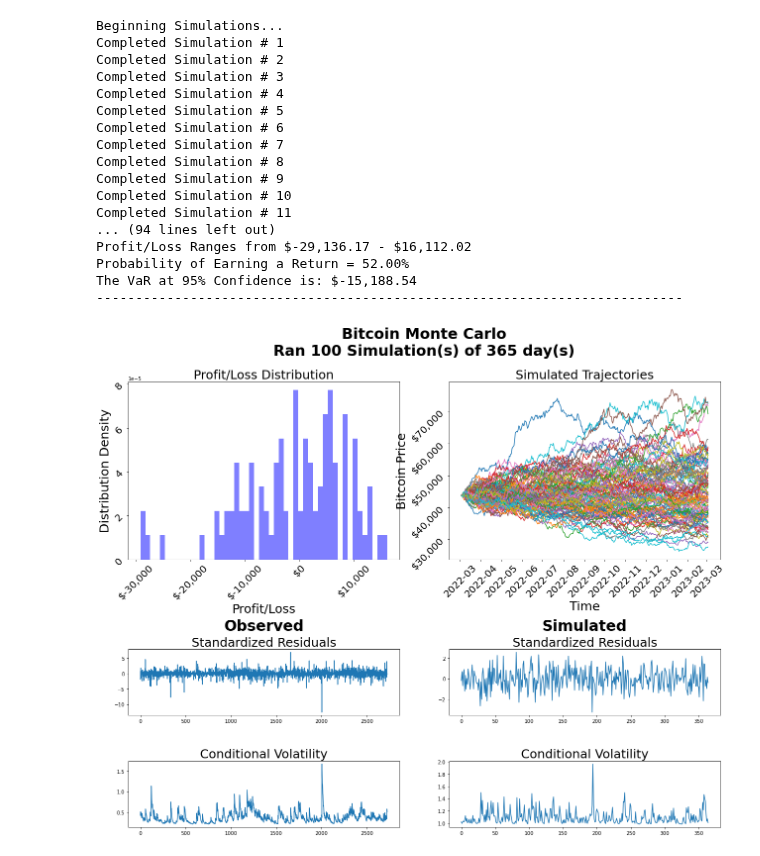
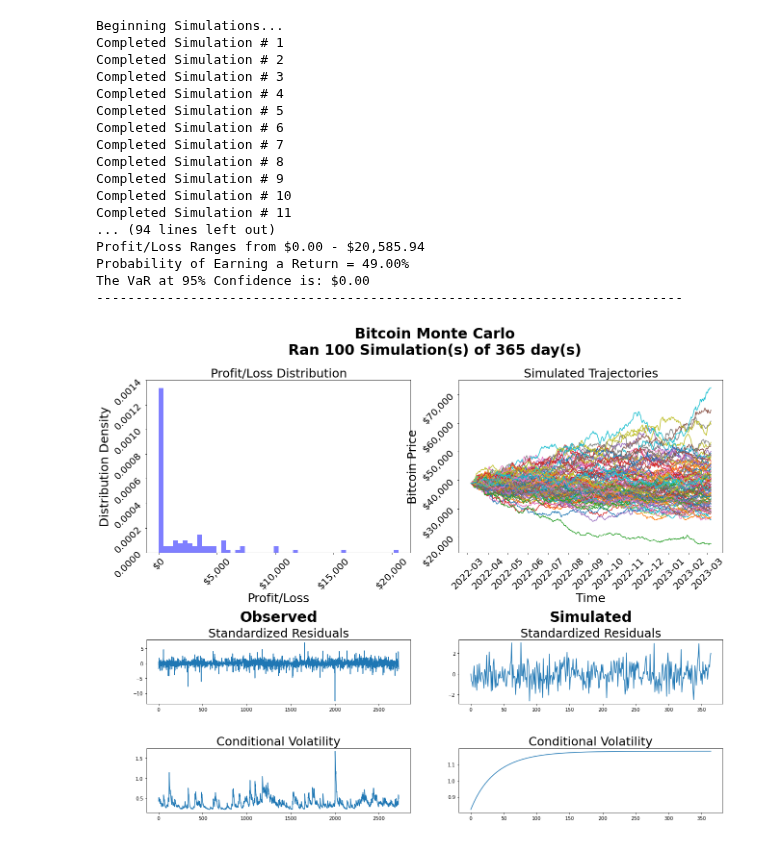
Before and after one commit to gpala7077/CryptoCurrency_Monte_Carlo_Simulation, a Jupyter notebook: Return Analysis.ipynb, the cells around one changed output. Drawn from its saved outputs; the diff is of its cells as text; code cells hidden in the pictures.

Commit message:
Fixed calls and function names. Added additional error checking for arch, arima, and options dictionaries

```diff
--- a/Return Analysis.ipynb
+++ b/Return Analysis.ipynb
@@ -1,40 +1,42 @@
 # %%
-from Bitcoin_MonteCarlo import TimeSeries_MonteCarlo
-import numpy as np
-# This shows some potential
+from Bitcoin_MonteCarlo import Timeseries_MonteCarlo
 trading_days = 365
 horizon = 365
-model = 'Returns'
+model = 'Options'
 simulations = 100
-options_info = dict(type='Asian', strike='geometric', interval=4) # Only necessary if model='Options', can be European or Asian.
 risk_free_rate = .03
 ticker = 'BTC-USD'
+period = 'max' # Can also have a start/end data,  dict(start='2000-01-01',end='2015-01-01')
+
+# If choosing to evaluate options
+options_info = dict(type='Asian', strike='geometric', call=True, interval=4) # Only necessary if model='Options', can be European or Asian.
+
+# This shows some potential in building a relevant series
 arch_garch = dict(vol='GARCH', p=1, q=1, o=0, mean="Zero", rescale=True, dist='normal') # These are default values, can be changed
 arima = dict(information_criterion='bic') # These are default values, can be changed
-period = 'max' # Can also have a start/end data,  dict(start='2000-01-01',end='2015-01-01')
 
-TS = TimeSeries_MonteCarlo(ticker=ticker, period=period, model=model, horizon=horizon, trading_days=trading_days, options_info=options_info, risk_free_rate=risk_free_rate, arima=arima,arch_garch=arch_garch)
-TS.RunSimulation(simulations)
-TS.Simulation_Statistics()
+TS = Timeseries_MonteCarlo(ticker=ticker, period=period, model=model, horizon=horizon, trading_days=trading_days, options_info=options_info, risk_free_rate=risk_free_rate, arima=arima,arch_garch=arch_garch)
+TS.run_simulation(simulations)
+TS.simulation_statistics()
 # %% [output]
 Beginning Simulations...
 Completed Simulation # 1
 Completed Simulation # 2
 Completed Simulation # 3
 Completed Simulation # 4
 Completed Simulation # 5
 Completed Simulation # 6
 Completed Simulation # 7
 Completed Simulation # 8
 Completed Simulation # 9
 Completed Simulation # 10
 Completed Simulation # 11
 ... (94 lines left out)
-Profit/Loss Ranges from $-29,136.17 - $16,112.02
-Probability of Earning a Return = 52.00%
-The VaR at 95% Confidence is: $-15,188.54
+Profit/Loss Ranges from $0.00 - $20,585.94
+Probability of Earning a Return = 49.00%
+The VaR at 95% Confidence is: $0.00
 ---------------------------------------------------------------------------
-[figure, old version]
+[figure, new version]
 # %%
 # This shows some promise
 arch_garch = dict(vol='GARCH', p=1, q=1,o=0, mean="Zero", rescale=True, dist='t') # These are default values, can be changed
```
Also changed, not shown: parts of 5 cells of this notebook, 2 other files.
